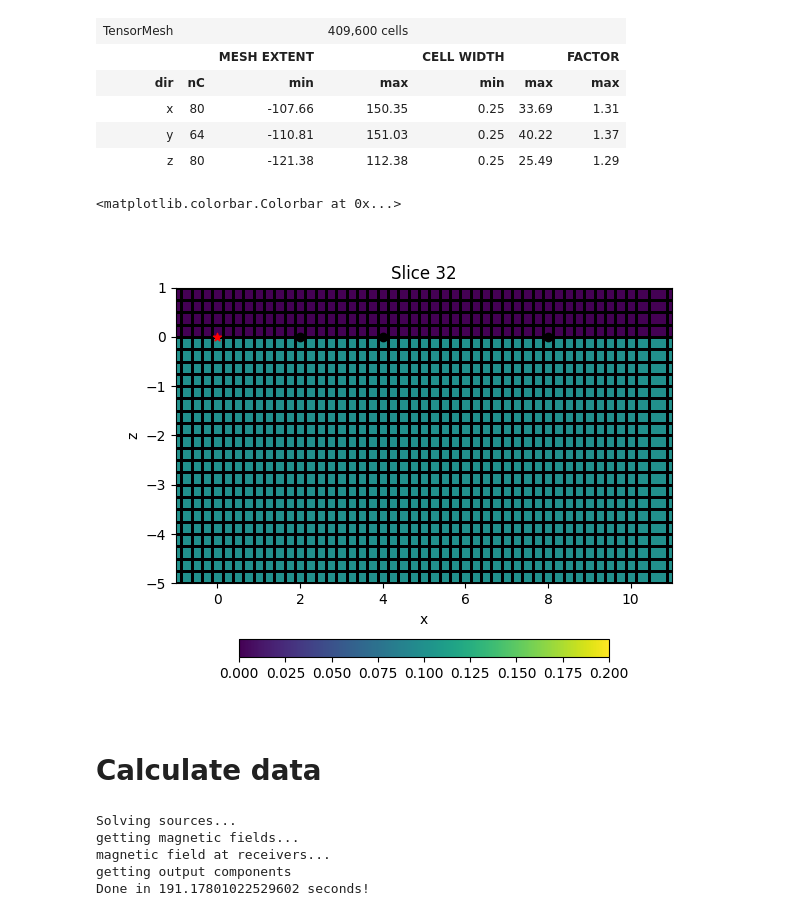
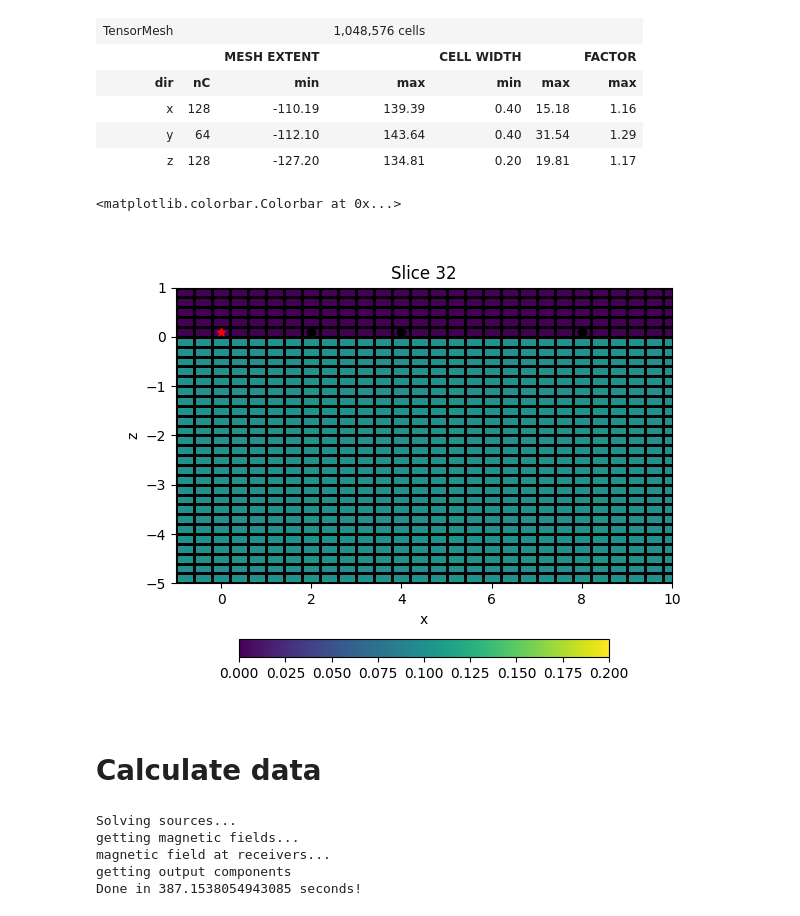
Before and after one commit to mariacarrizo/FDEM_LCI_PWI, a Jupyter notebook: 3DForward.ipynb, the cells around one changed output. Cells and saved outputs as stored; diff of their text form; code cells hidden in the pictures.

```diff
--- a/3DForward.ipynb
+++ b/3DForward.ipynb
@@ -186,19 +203,20 @@ depth_3d = np.hstack(([0], -np.cumsum(thk)))
 # %%
 # Define source
 
-height = 0
+height = 0.1
 azi = 0
 dip = 90
 off = np.array([2,4,8])
+frequency = 9000
 src_coords = [0, 0, height, azi, dip]
 
 # Define mesh
 mesh = emg3d.construct_mesh(frequency = frequency,
                          properties = sig_3d,
-                         center = [-0.125,-0.125,0],
+                         center = [0.2,0.2,0],
                          mapping='Conductivity',
-                         domain = ([-1, 10],[-4, 4],[-10,1]),
-                         min_width_limits = 0.25,
+                         domain = ([-1, 30],[-6, 6],[-13,1]),
+                         min_width_limits = [0.4, 0.4, 0.2],
                          center_on_edge=True)
 
 # Define receivers
@@ -206,12 +224,12 @@ rec_coords = [off, np.zeros_like(off), height, azi, dip]
 # %%
 mesh
 # %% [output]
-| TensorMesh |  |  | 409,600 cells |  |  |  |
+| TensorMesh |  |  | 1,048,576 cells |  |  |  |
 |  |  | MESH EXTENT |  | CELL WIDTH |  | FACTOR |
 | dir | nC | min | max | min | max | max |
-| x | 80 | -107.66 | 150.35 | 0.25 | 33.69 | 1.31 |
-| y | 64 | -110.81 | 151.03 | 0.25 | 40.22 | 1.37 |
-| z | 80 | -121.38 | 112.38 | 0.25 | 25.49 | 1.29 |
+| x | 128 | -110.19 | 139.39 | 0.40 | 15.18 | 1.16 |
+| y | 64 | -112.10 | 143.64 | 0.40 | 31.54 | 1.29 |
+| z | 128 | -127.20 | 134.81 | 0.20 | 19.81 | 1.17 |
 # %%
 # Populate grid
 
@@ -239,29 +257,30 @@ Model_air = emg3d.Model(mesh,
 # %%
 fig, ax = plt.subplots()
 
 f0 = mesh.plot_slice(Model.property_x,
                normal = 'Y',
                v_type='CC',
                clim=[0,0.2],
                ax=ax,
                grid=True)
-ax.set_xlim([-1,11])
+ax.set_xlim([-1,10])
 ax.set_ylim([-5,1])
 ax.scatter(src_coords[0], src_coords[2], c='r', marker = '*')
-ax.scatter(rec_coords[0], rec_coords[1], c='k')
+ax.scatter(rec_coords[0], rec_coords[1]+height, c='k')
 
 fig.colorbar(f0[0], ax=ax, orientation='horizontal', fraction=0.05)
 # %% [output]
 <matplotlib.colorbar.Colorbar at 0x...>
-[figure, old version]
+[figure, new version]
 # %% [markdown]
 # Calculate data
 # %%
 data_3D = FDEM3D(model_sig = Model,
-                 model_air = Model_air)
+                 model_air = Model_air,
+                 height=height)
 # %% [output]
 Solving sources...
 getting magnetic fields...
 magnetic field at receivers...
 getting output components
-Done in 191.17801022529602 seconds!
+Done in 387.1538054943085 seconds!
```
Also changed, not shown: parts of 26 cells of this notebook.
